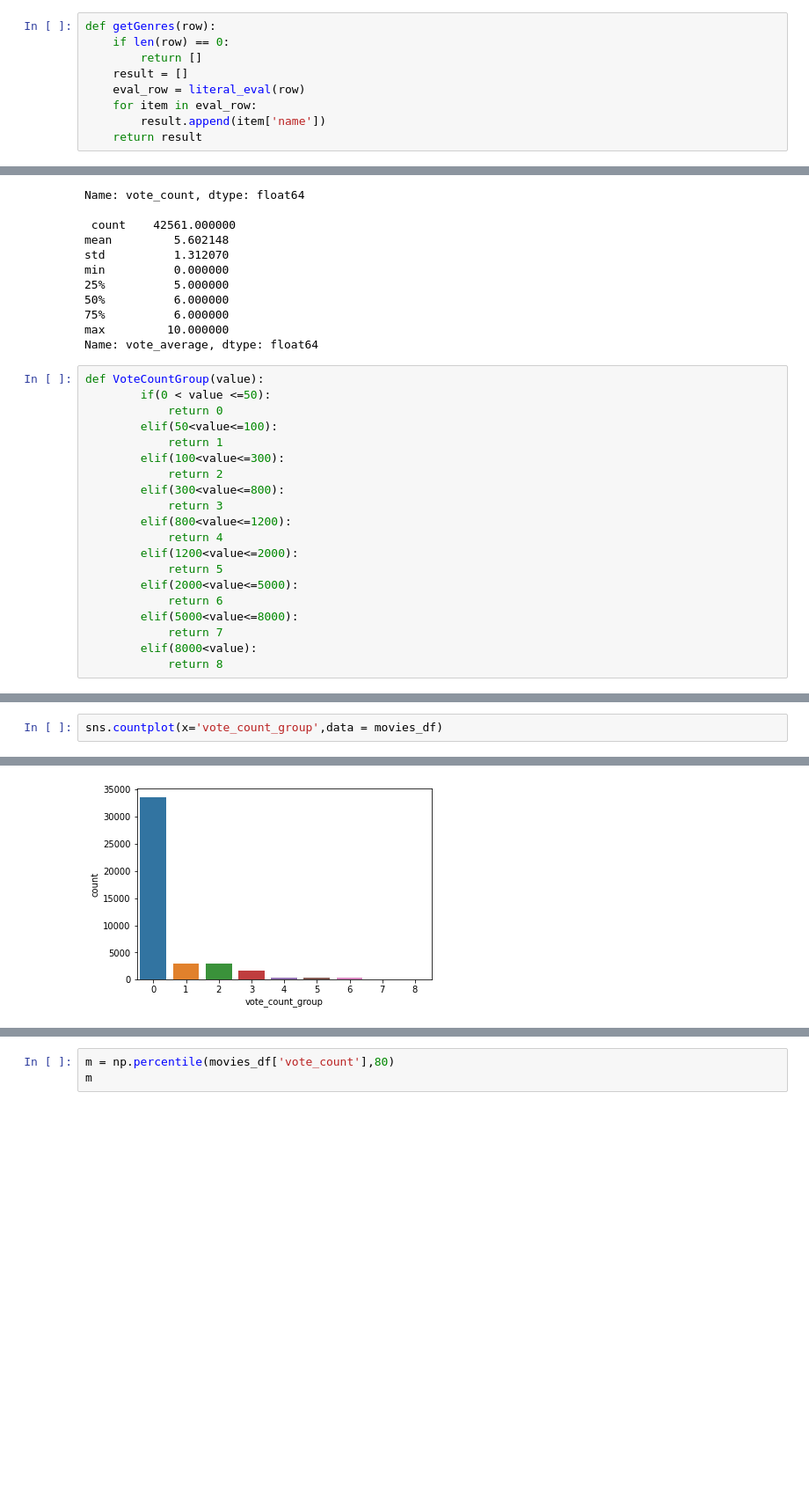
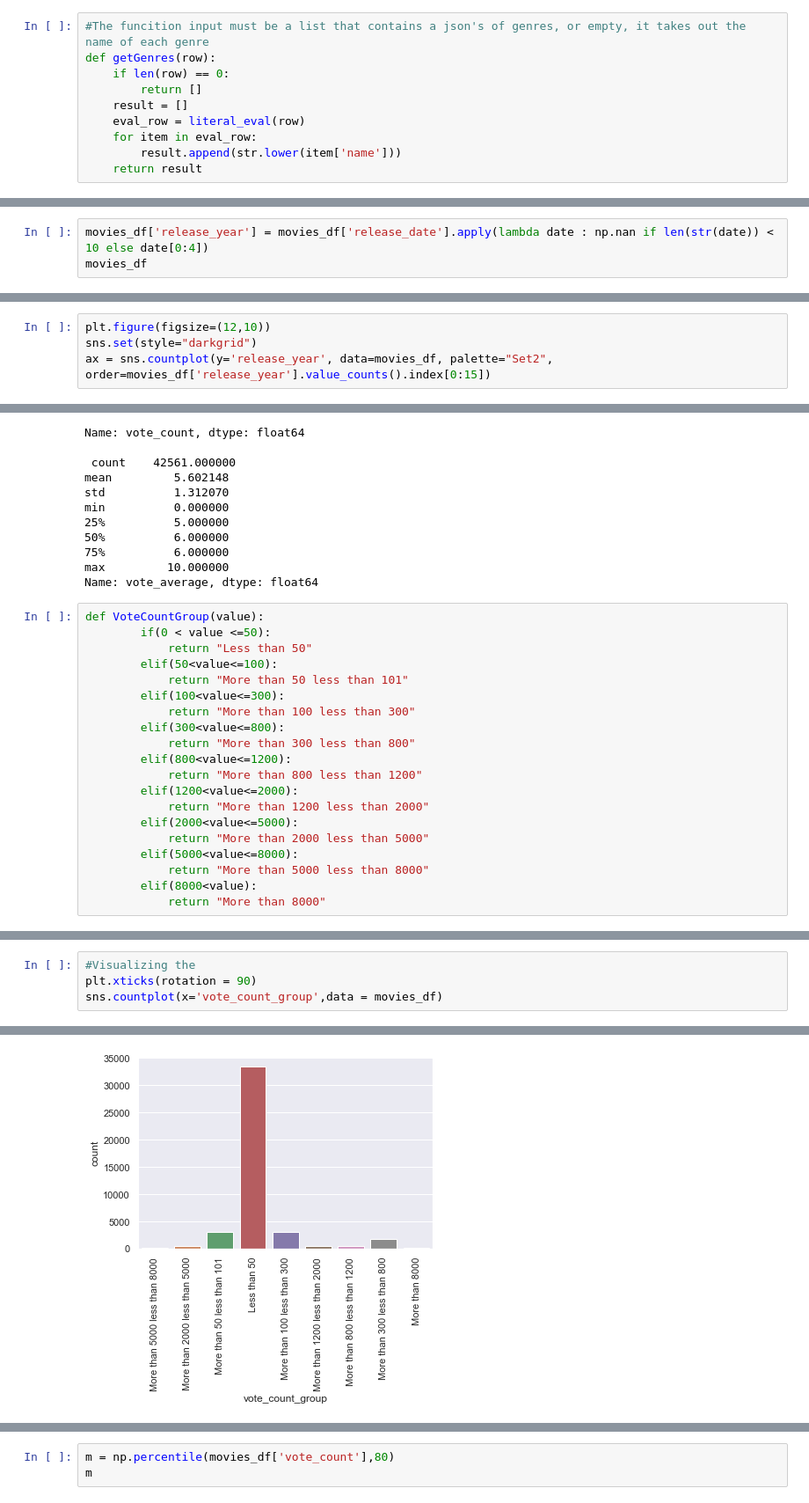
Before and after one commit to N3WBI3Y/Szakdolgozat, a Jupyter notebook: ContentBasedRecommender.ipynb, the cells around one changed output, grey strips where cells are left out. Shown: that part at 88% size. Drawn from its saved outputs; the diff is of its cells as text; blank space fills up the shorter version.

```diff
--- a/ContentBasedRecommender.ipynb
+++ b/ContentBasedRecommender.ipynb
@@ -52,11 +24,12 @@ ratings_df.head()
 # %%
+#The funcition input must be a list that contains a json's of genres, or empty, it takes out the name of each genre
 def getGenres(row):
     if len(row) == 0:
         return []
     result = []
     eval_row = literal_eval(row)
     for item in eval_row:
-        result.append(item['name'])
+        result.append(str.lower(item['name']))
     return result
 # %%
 movies_df['genres'] = movies_df['genres'].fillna("").apply(getGenres)
@@ -159,0 +120,3 @@ sns.barplot(x=keys, y=values,ax = ax)
+# %%
+movies_df['release_year'] = movies_df['release_date'].apply(lambda date : np.nan if len(str(date)) < 10 else date[0:4])
+movies_df
@@ -159,0 +137,4 @@ sns.barplot(x=keys, y=values,ax = ax)
+# %%
+plt.figure(figsize=(12,10))
+sns.set(style="darkgrid")
+ax = sns.countplot(y='release_year', data=movies_df, palette="Set2", order=movies_df['release_year'].value_counts().index[0:15])
@@ -203,22 +187,22 @@ Name: vote_average, dtype: float64
 # %%
 def VoteCountGroup(value):
         if(0 < value <=50):
-            return 0
+            return "Less than 50"
         elif(50<value<=100):
-            return 1
+            return "More than 50 less than 101"
         elif(100<value<=300):
-            return 2
+            return "More than 100 less than 300"
         elif(300<value<=800):
-            return 3
+            return "More than 300 less than 800"
         elif(800<value<=1200):
-            return 4
+            return "More than 800 less than 1200"
         elif(1200<value<=2000):
-            return 5
+            return "More than 1200 less than 2000"
         elif(2000<value<=5000):
-            return 6
+            return "More than 2000 less than 5000"
         elif(5000<value<=8000):
-            return 7
+            return "More than 5000 less than 8000"
         elif(8000<value):
-            return 8
+            return "More than 8000"
 # %%
 movies_df['vote_count_group'] = movies_df['vote_count'].fillna(0).apply(VoteCountGroup)
@@ -255,8 +224,10 @@ movies_df.groupby('vote_count_group').count()
 # %%
+#Visualizing the
+plt.xticks(rotation = 90)
 sns.countplot(x='vote_count_group',data = movies_df)
 # %% [output]
 <AxesSubplot:xlabel='vote_count_group', ylabel='count'>
-[figure, old version]
+[figure, new version]
 # %%
 movies_df.groupby('vote_average').count()
 # %% [output]
```
Also changed, not shown: parts of 30 cells of this notebook.
